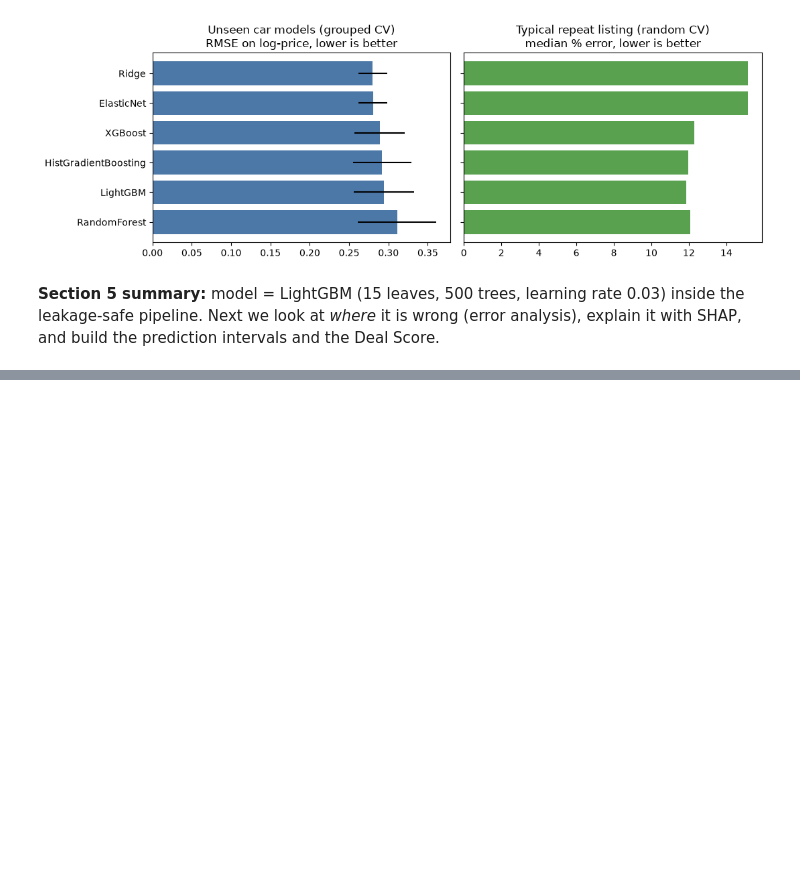
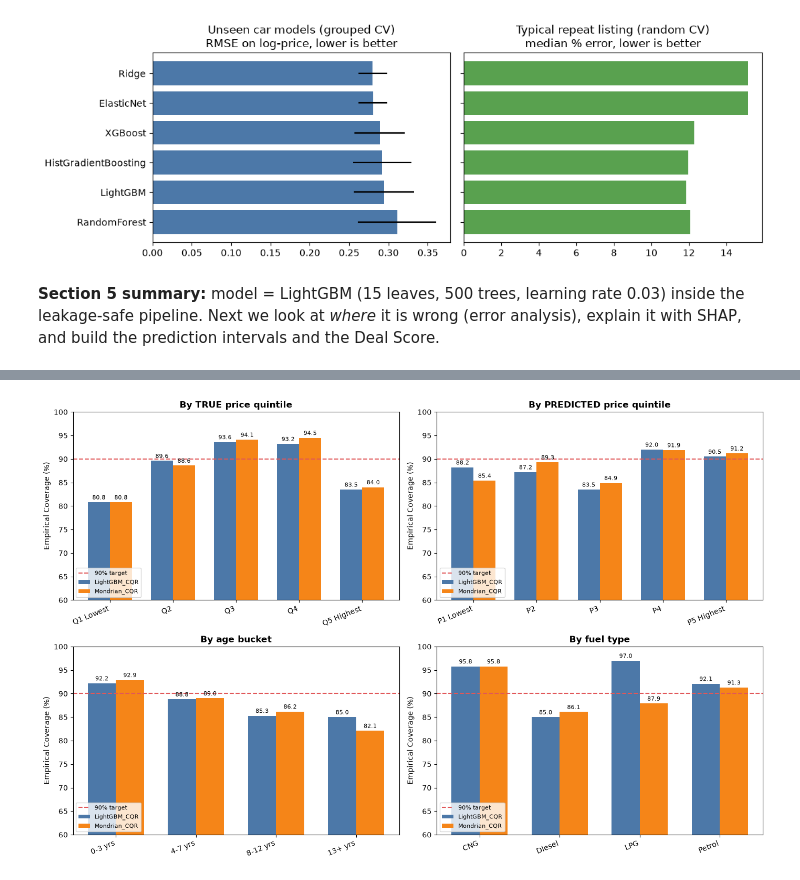
Before and after one commit to aayaan-khan/Used-Cars-Cost-Prediction, a Jupyter notebook: notebooks/Used_Cars_Cost_Prediction.ipynb, the cells around one changed output, grey strips where cells are left out. Drawn from its saved outputs; the diff is of its cells as text; code cells hidden in the pictures; blank space fills up the shorter version.

Commit message:
Add Section 6: conformalized quantile prediction intervals with conditional coverage audit

```diff
--- a/notebooks/Used_Cars_Cost_Prediction.ipynb
+++ b/notebooks/Used_Cars_Cost_Prediction.ipynb
@@ -607,0 +821,88 @@ plt.tight_layout(); plt.savefig("../reports/figures/model_comparison.png", dpi=1
+# %%
+# Cell 25: conditional coverage -- true-price quintile, predicted-price quintile, age, fuel
+dev_eval = dev.copy().reset_index(drop=True)
+
+# OOF CQR predictions (grouped regime)
+dev_eval["cqr_lo"]  = grouped_oof["LightGBM_CQR"][0]
+dev_eval["cqr_hi"]  = grouped_oof["LightGBM_CQR"][1]
+dev_eval["mon_lo"]  = grouped_oof["Mondrian_CQR"][0]
+dev_eval["mon_hi"]  = grouped_oof["Mondrian_CQR"][1]
+dev_eval["cqr_covered"] = (
+    (dev_eval.log_price >= dev_eval.cqr_lo) &
+    (dev_eval.log_price <= dev_eval.cqr_hi))
+dev_eval["mon_covered"] = (
+    (dev_eval.log_price >= dev_eval.mon_lo) &
+    (dev_eval.log_price <= dev_eval.mon_hi))
+
+# TRUE price quintile (researcher slice; biased -- see markdown below)
+dev_eval["true_quintile"] = pd.qcut(
+    dev_eval.selling_price, 5,
+    labels=["Q1 Lowest", "Q2", "Q3", "Q4", "Q5 Highest"])
+
+# PREDICTED price quintile (buyer slice at prediction time; no true price used)
+pred_mid_log = (dev_eval.cqr_lo + dev_eval.cqr_hi) / 2.0
+pred_mid_inr = np.exp(pred_mid_log)
+dev_eval["pred_quintile"] = pd.qcut(
+    pred_mid_inr, 5,
+    labels=["P1 Lowest", "P2", "P3", "P4", "P5 Highest"])
+
+dev_eval["age_bucket"] = pd.cut(
+    dev_eval.age, bins=[-1, 3, 7, 12, 30],
+    labels=["0-3 yrs", "4-7 yrs", "8-12 yrs", "13+ yrs"])
+
+
+def slice_coverage(group_col):
+    g = dev_eval.groupby(group_col, observed=True)
+    res = pd.DataFrame({
+        "n":        g["cqr_covered"].size(),
+        "CQR_cov_%": (g["cqr_covered"].mean() * 100).round(1),
+        "CQR_wid_%": g.apply(
+            lambda s: round(100 * np.median(
+                (np.exp(dev_eval.loc[s.index, "cqr_hi"])
+                 - np.exp(dev_eval.loc[s.index, "cqr_lo"]))
+                / dev_eval.loc[s.index, "selling_price"]), 1)),
+        "Mon_cov_%": (g["mon_covered"].mean() * 100).round(1),
+    })
+    return res
+
+
+print("=== By TRUE price quintile (conditions on outcome -- biased) ===")
+tq = slice_coverage("true_quintile"); display(tq)
+print("\n=== By PREDICTED price quintile (what a buyer experiences) ===")
+pq = slice_coverage("pred_quintile"); display(pq)
+print("\n=== By age bucket ===")
+ab = slice_coverage("age_bucket"); display(ab)
+print("\n=== By fuel type ===")
+ft = slice_coverage("fuel"); display(ft)
+
+# figure: 2 rows x 2 cols
+fig, axes = plt.subplots(2, 2, figsize=(14, 9))
+panels = [
+    (axes[0, 0], tq, "By TRUE price quintile"),
+    (axes[0, 1], pq, "By PREDICTED price quintile"),
+    (axes[1, 0], ab, "By age bucket"),
+    (axes[1, 1], ft, "By fuel type"),
+]
+for ax, df, title in panels:
+    x     = np.arange(len(df))
+    w     = 0.35
+    ax.bar(x - w/2, df["CQR_cov_%"], w, label="LightGBM_CQR", color="#4C78A8")
+    ax.bar(x + w/2, df["Mon_cov_%"], w, label="Mondrian_CQR",  color="#F58518")
+    ax.axhline(90, color="#E15759", linestyle="--", linewidth=1.5, label="90% target")
+    ax.set_xticks(x)
+    ax.set_xticklabels(df.index.astype(str), rotation=22, ha="right")
+    ax.set_ylim(60, 100)
+    ax.set_title(title, fontweight="bold")
+    ax.set_ylabel("Empirical Coverage (%)")
+    for bar in ax.patches:
+        h = bar.get_height()
+        ax.annotate(f"{h:.1f}",
+                    xy=(bar.get_x() + bar.get_width() / 2, h),
+                    xytext=(0, 2), textcoords="offset points",
+                    ha="center", va="bottom", fontsize=8)
+    ax.legend(fontsize=8, loc="lower left")
+plt.tight_layout()
+plt.savefig("../reports/figures/interval_conditional_coverage.png", dpi=120)
+plt.show()
+print("Saved: reports/figures/interval_conditional_coverage.png")
+# %% [output]
@@ -607,0 +939 @@ plt.tight_layout(); plt.savefig("../reports/figures/model_comparison.png", dpi=1
+[figure, added]
```
Also changed, not shown: parts of 14 cells of this notebook, 2 other files.
